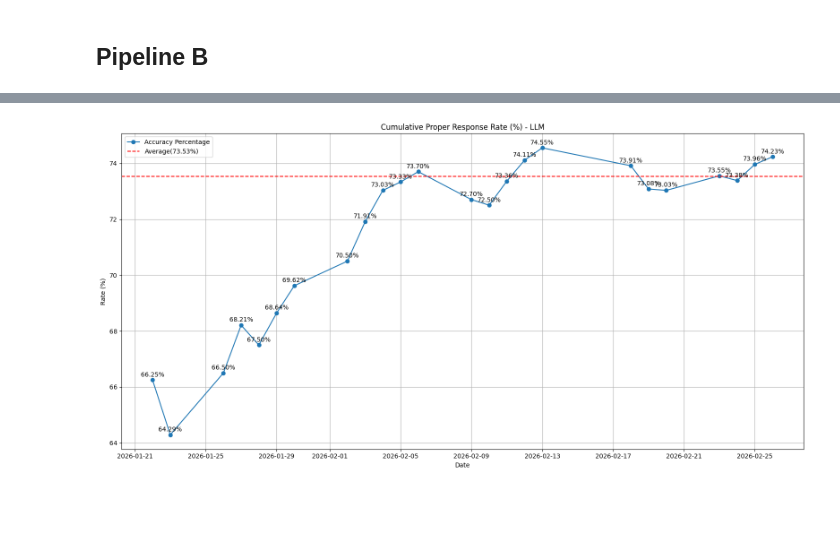
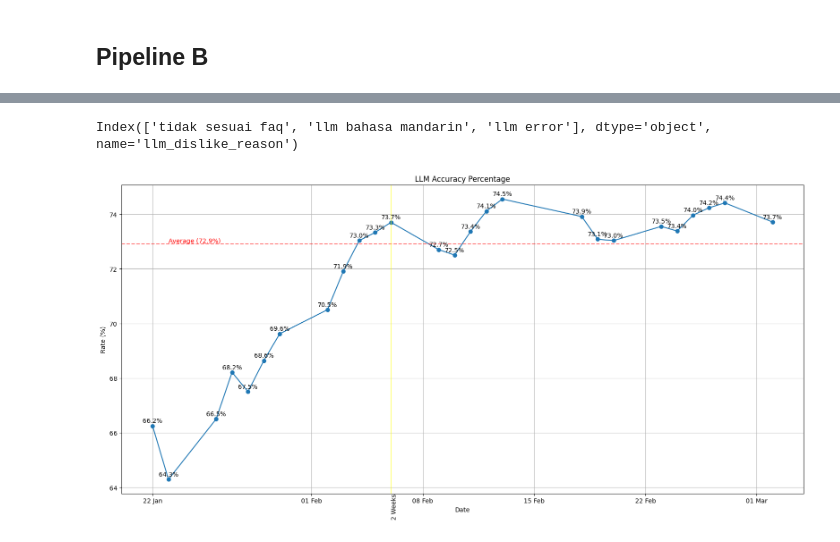
Before and after one commit to keisezrggx/ai_dashboard, a Jupyter notebook: backend/qc/read_llm_qc.ipynb, the cells around one changed output, grey strips where cells are left out. Drawn from its saved outputs; the diff is of its cells as text; code cells hidden in the pictures; blank space fills up the shorter version.

Commit message:
analysis llm accuracy and dislike reason

```diff
--- a/backend/qc/read_llm_qc.ipynb
+++ b/backend/qc/read_llm_qc.ipynb
@@ -285,10 +287,11 @@ memory usage: 100.9+ KB
 # %%
-df_clean = df[['date', 'Result']].copy()
+df_clean = df[['date', 'Result', 'LLM_dislike_reason']].copy()
 
 df_clean.columns = df_clean.columns.str.lower()
 
 df_clean['date'] = pd.to_datetime(df_clean['date'])
 df_clean['result'] = df_clean['result'].astype('category')
 
+df_clean['llm_dislike_reason'] = df_clean['llm_dislike_reason'].str.lower().str.strip()
 df_clean
 # %% [output]
@@ -351,35 +354,88 @@ llm_daily
+# %%
+top3 = (
+    df_clean[df_clean['result'] == 'Dislike']['llm_dislike_reason']
+    # .str.lower()
+    .value_counts()
+    .head(3)
+    .index
+)
+
+top3_dates = df_clean[
+    (df_clean['result'] == 'Dislike') &
+    (df_clean['llm_dislike_reason'].isin(top3))
+][['date','llm_dislike_reason']]
+
+# top3_dates['llm_dislike_reason'] = (
+#     top3_dates['llm_dislike_reason']
+#     .astype('category')
+#     .str.lower()
+#     .str.strip()
+#     .str.replace(r'\s+', ' ', regex=True)
+# )
+
+top3
+# %% [output]
+Index(['tidak sesuai faq', 'llm bahasa mandarin', 'llm error'], dtype='object', name='llm_dislike_reason')
 # %%
 fig = plt.figure(figsize=(16, 8))
 
 plt.plot(
     llm_daily.index,
     llm_daily.get('cum_like_pct', 0),
     label='Accuracy Percentage',
     marker = 'o'
 )
 
 # mean line
-mean_pct = llm_daily['cum_like_pct'].tail(14).mean()
+mean_pct = llm_daily['cum_like_pct'].tail(21).mean()
 
 plt.axhline(
     y=mean_pct,
     color='red',
     linestyle='--',
-    label=f'Average({mean_pct:.2f}%)'
+    label=f'Average({mean_pct:.1f}%)',
+    alpha=0.5
+)
+
+plt.text(
+    llm_daily.index[1],
+    mean_pct,
+    f'Average ({mean_pct:.1f}%)',
+    color='red',
+    va='bottom'
+)
+
+# After 2 weeks line
+three_weeks_ago = llm_daily.index[1] + pd.Timedelta(days=14)
+
+plt.axvline(
+    x=three_weeks_ago,
+    color='yellow',
+    label='2 Weeks',
+    alpha=0.5
+)
+
+plt.text(
+    three_weeks_ago,
+    plt.ylim()[0],   # di atas chart
+    '2 Weeks',
+    rotation=90,
+    va='top'
 )
 
 # adding percentage labels
 for x, y in zip(llm_daily.index, llm_daily['cum_like_pct']):
-    plt.text(x, y + 0.3, f'{y:.2f}%', ha='center', va='top')
+    plt.text(x, y + 0.3, f'{y:.1f}%', ha='center', va='top')
 
-
-
-plt.title('Cumulative Proper Response Rate (%) - LLM')
+plt.title('LLM Accuracy Percentage')
 plt.ylabel('Rate (%)')
 plt.xlabel('Date')
-plt.legend()
 plt.grid(True)
 plt.tight_layout()
+
+plt.gca().xaxis.set_major_formatter(mdates.DateFormatter('%d %b'))
+plt.gca().xaxis.set_major_locator(mdates.AutoDateLocator())
+
 plt.show()
 # %% [output]
-[figure, old version]
+[figure, new version]
```
Also changed, not shown: parts of 6 cells of this notebook, 14 other files.
